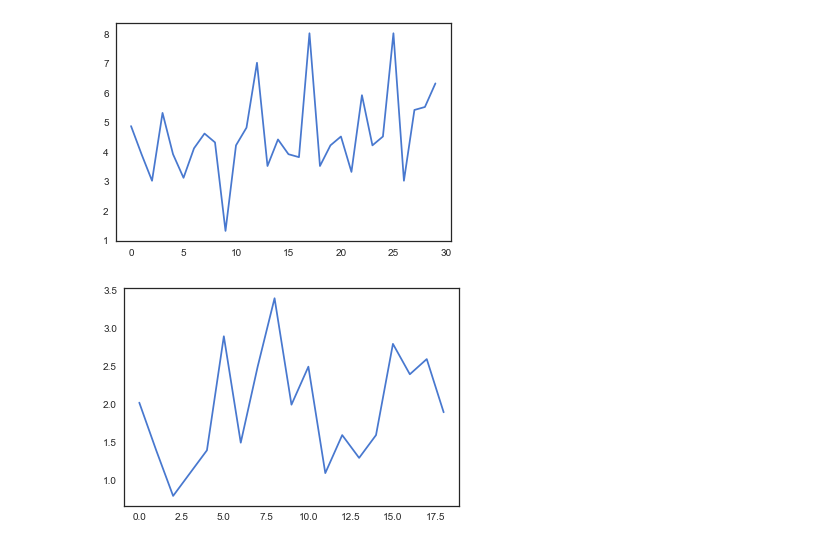
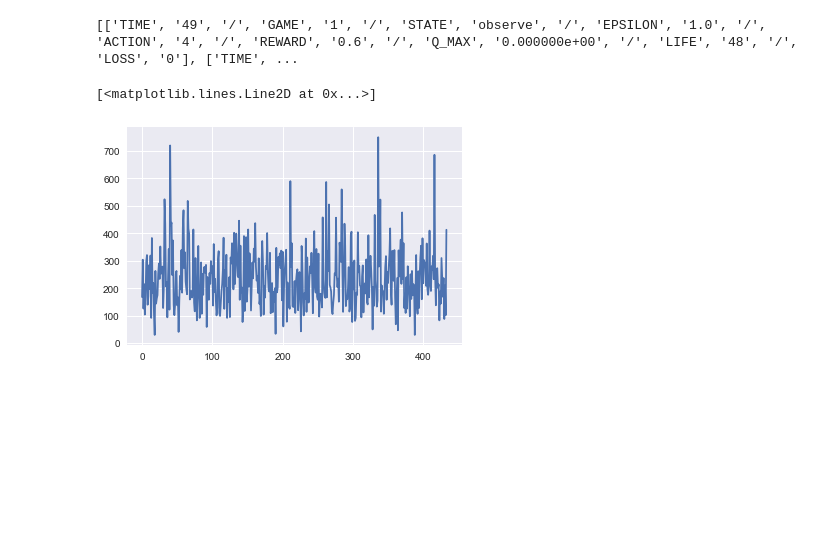
Before and after one commit to jeffchy/Artificial-Idiot, a Jupyter notebook: utils/Untitled.ipynb, the cells around one changed output. Cells and saved outputs as stored; diff of their text form; code cells hidden in the pictures; blank space fills up the shorter version.

```diff
--- a/utils/Untitled.ipynb
+++ b/utils/Untitled.ipynb
@@ -5,2 +6,0 @@ import numpy as np
-# %%
-sns.set(style="white", palette="muted", color_codes=True)
@@ -10,0 +11,9 @@ data1 = [4.852941176470588, 3.9, 3.0, 5.3, 3.9, 3.1, 4.1, 4.6, 4.3, 1.3, 4.2, 4.
+# %%
+s = f.read()
+l = s.split('\n')
+l = [i for i in l if i != '' and i[0] == 'T']
+l = l[1:]
+l = [i.split() for i in l]
+print(l)
+# %% [output]
+[['TIME', '49', '/', 'GAME', '1', '/', 'STATE', 'observe', '/', 'EPSILON', '1.0', '/', 'ACTION', '4', '/', 'REWARD', '0.6', '/', 'Q_MAX', '0.000000e+00', '/', 'LIFE', '48', '/', 'LOSS', '0'], ['TIME', ...
@@ -11,10 +23,8 @@ data1 = [4.852941176470588, 3.9, 3.0, 5.3, 3.9, 3.1, 4.1, 4.6, 4.3, 1.3, 4.2, 4.
+# %%
+plt.plot(LIFE)
+# %% [output]
+[<matplotlib.lines.Line2D at 0x...>]
 # %%
-plt.plot(data1)
 plt.show()
 # %% [output]
-[figure, old version]
+[figure, new version]
-# %%
-plt.plot(data2)
-plt.show()
-# %% [output]
-[figure, removed]
```
Also changed, not shown: parts of 7 cells of this notebook, 4 other files.
